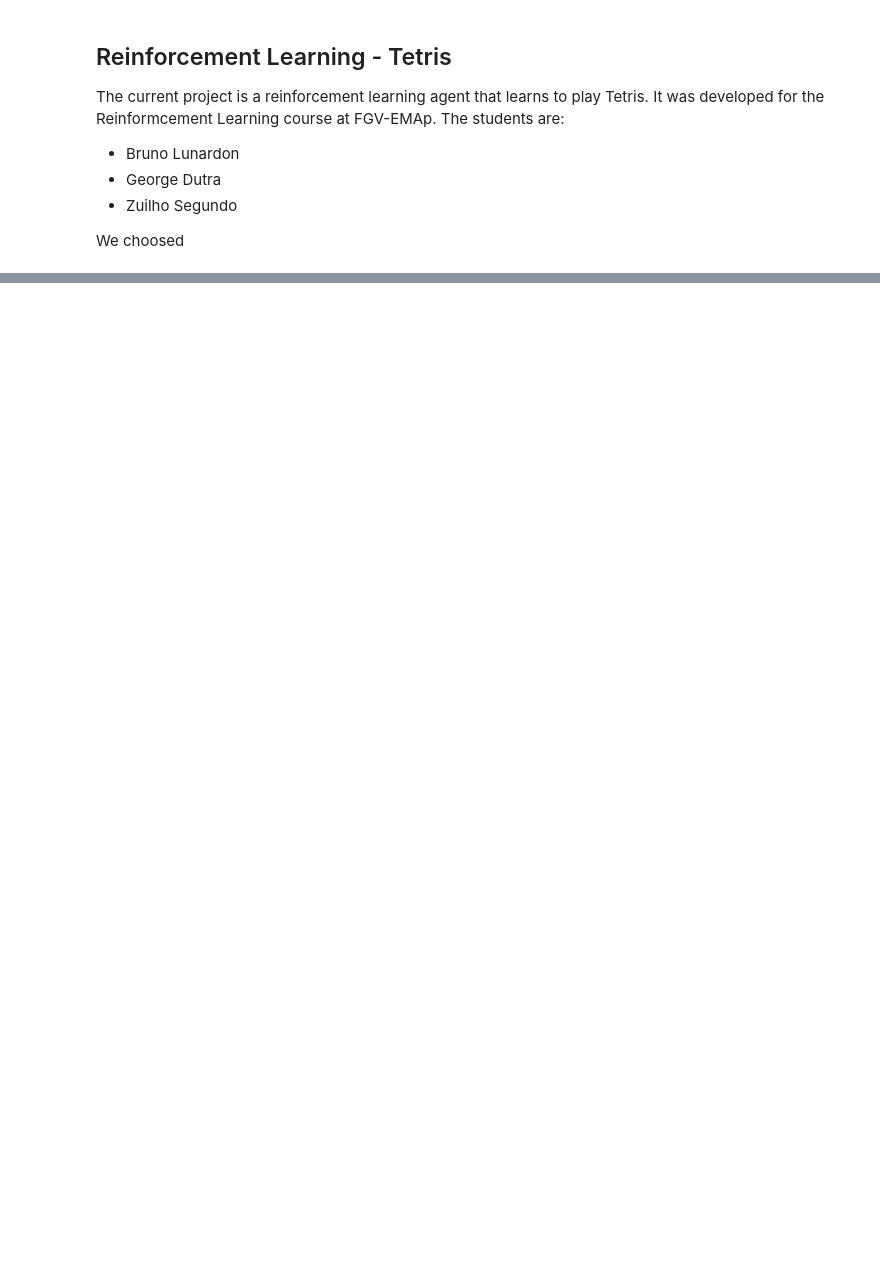
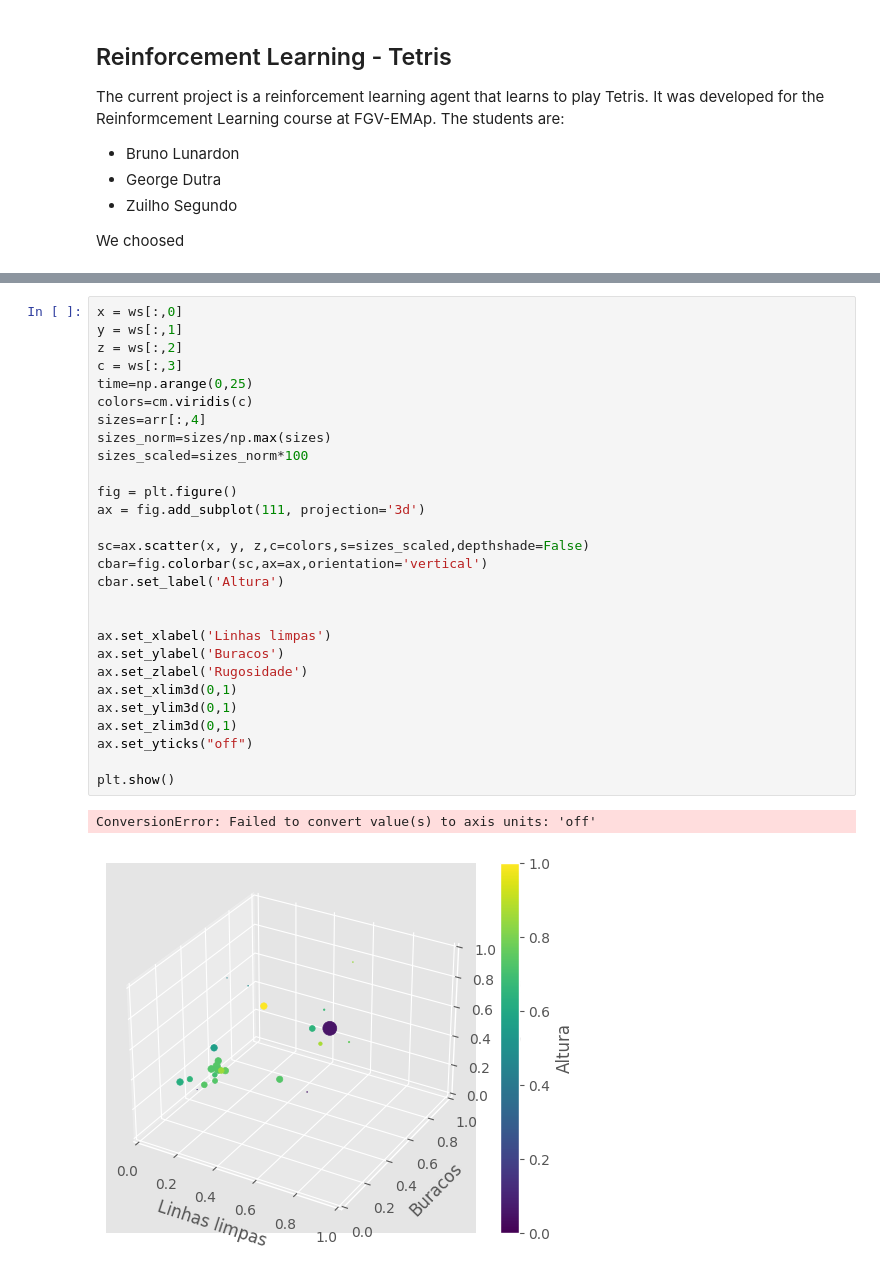
Before and after one commit to BrunoLunardon/RL-Tetris, a Jupyter notebook: tetris.ipynb, the cells around one changed output, grey strips where cells are left out. Saved outputs shown, nothing was run; the diff lists cells and outputs as text; blank space fills up the shorter version.

```diff
--- a/tetris.ipynb
+++ b/tetris.ipynb
@@ -158,0 +177,31 @@ plt.grid(True)
+# %%
+x = ws[:,0]
+y = ws[:,1]
+z = ws[:,2]
+c = ws[:,3]
+time=np.arange(0,25)
+colors=cm.viridis(c)
+sizes=arr[:,4]
+sizes_norm=sizes/np.max(sizes)
+sizes_scaled=sizes_norm*100
+
+fig = plt.figure()
+ax = fig.add_subplot(111, projection='3d')
+
+sc=ax.scatter(x, y, z,c=colors,s=sizes_scaled,depthshade=False)
+cbar=fig.colorbar(sc,ax=ax,orientation='vertical')
+cbar.set_label('Altura')
+
+
+ax.set_xlabel('Linhas limpas')
+ax.set_ylabel('Buracos')
+ax.set_zlabel('Rugosidade')
+ax.set_xlim3d(0,1)
+ax.set_ylim3d(0,1)
+ax.set_zlim3d(0,1)
+ax.set_yticks("off")
+
+plt.show()
+# %% [output]
+ConversionError: Failed to convert value(s) to axis units: 'off'
+[figure, added]
```
Also changed, not shown: parts of 21 cells of this notebook, 4 other files.
